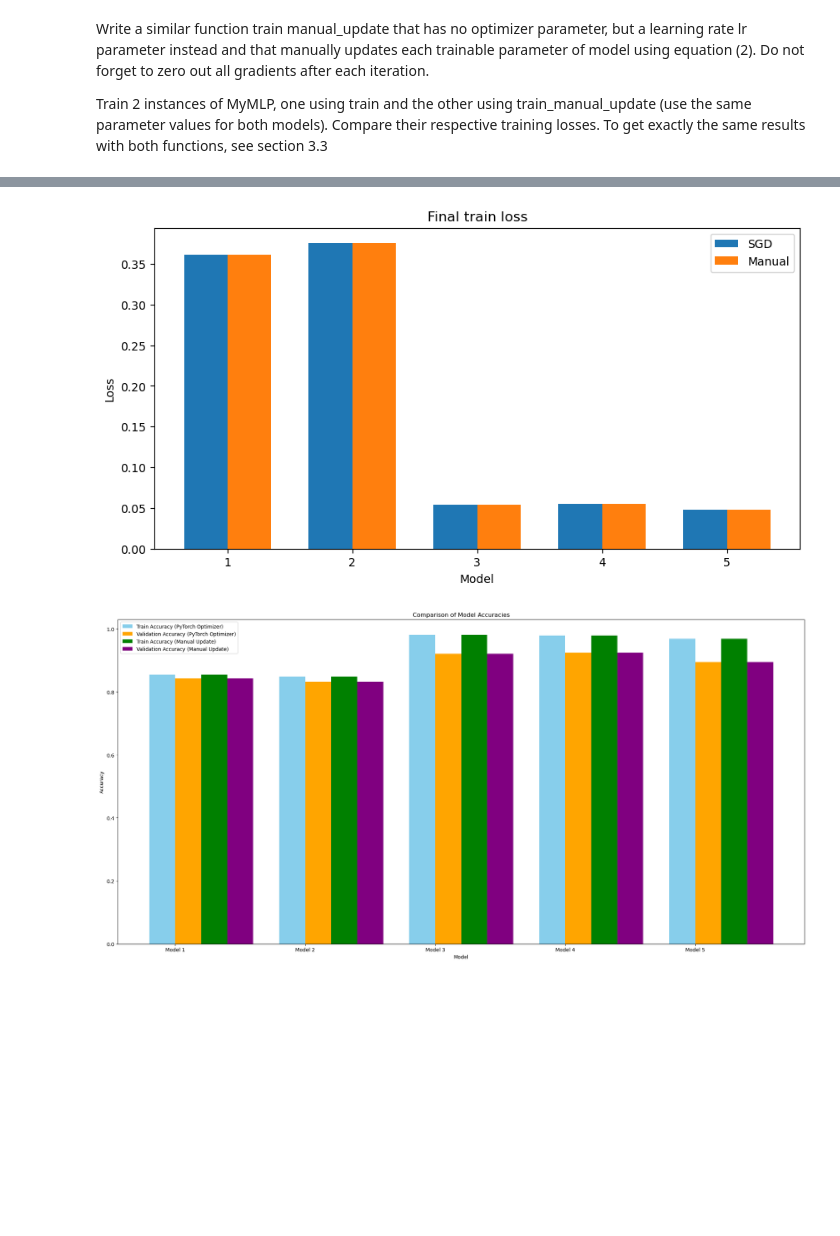
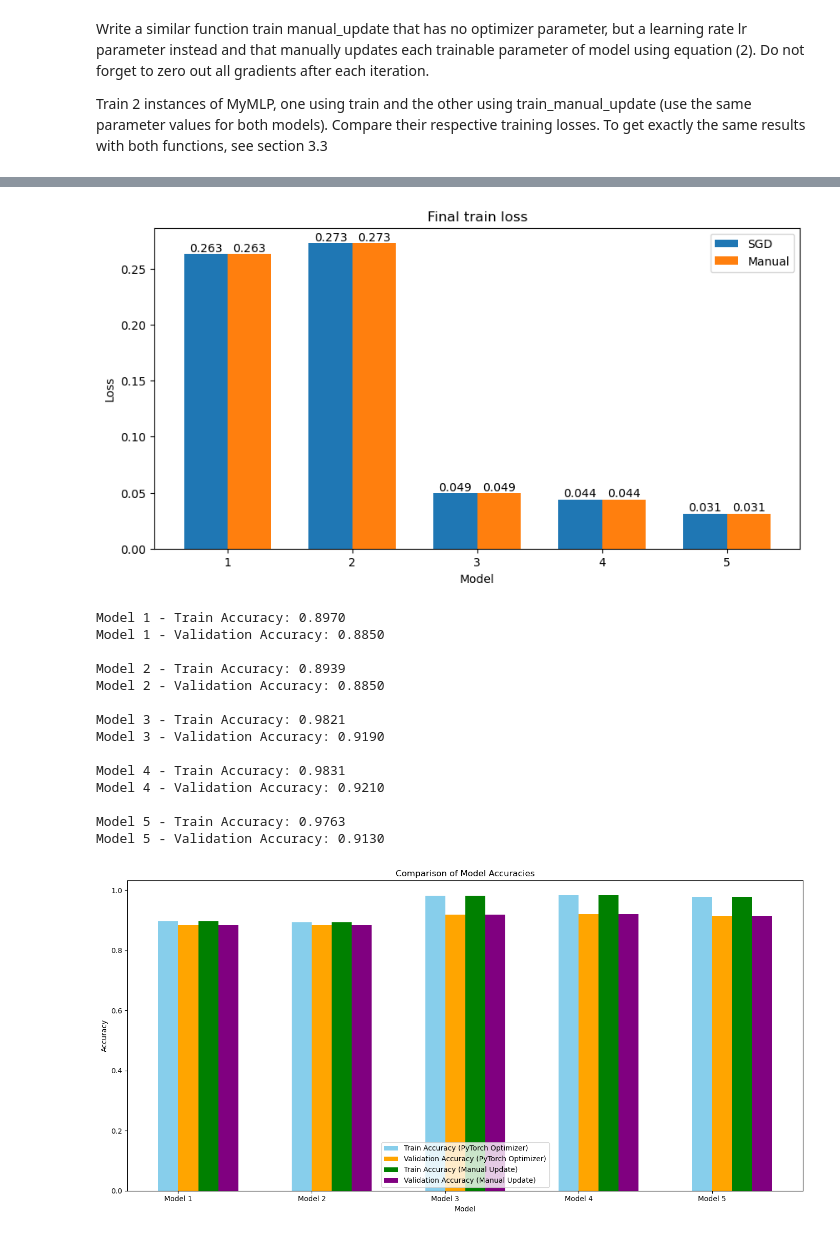
Before and after one commit to FieBergli/Deeplearning_project1, a Jupyter notebook: gradient_descent.ipynb, the cells around one changed output, grey strips where cells are left out. Drawn from its saved outputs; the diff is of its cells as text; code cells hidden in the pictures; blank space fills up the shorter version.

Commit message:
calculated the std and mean, added visualisation of the pictures, addad a plot with all lines in the same plot

```diff
--- a/gradient_descent.ipynb
+++ b/gradient_descent.ipynb
@@ -313,7 +370,7 @@ model3_1 = MyMLP()
 torch.manual_seed(SEED)
 model3_2 = MyMLP()
 
-train_losses_3, train_losses_manuel_3, accuracies3 = train_and_validate(model3_1, model3_2, train_loader, val_loader, momentum_coeff=0.9,  lr=0.01)
+train_losses_3, train_losses_manuel_3, accuracies3 = train_and_validate(model3_1, model3_2, train_loader, val_loader, momentum_coeff=0.85,  lr=0.01)
 results.append((train_losses_3, train_losses_manuel_3))
 accuracies[model3_1] = accuracies3
 # %% [output]
@@ -340,7 +397,7 @@ model4_1 = MyMLP()
 torch.manual_seed(SEED)
 model4_2 = MyMLP()
 
-train_losses_4, train_losses_manuel_4, accuracies4 = train_and_validate(model4_1, model4_2, train_loader, val_loader, momentum_coeff=0.9, weight_decay=0.001,  lr=0.01)
+train_losses_4, train_losses_manuel_4, accuracies4 = train_and_validate(model4_1, model4_2, train_loader, val_loader, momentum_coeff=0.85, weight_decay=0.001,  lr=0.01)
 results.append((train_losses_4, train_losses_manuel_4))
 accuracies[model4_1] = accuracies4
 # %% [output]
@@ -367,7 +424,7 @@ model5_1 = MyMLP()
 torch.manual_seed(SEED)
 model5_2 = MyMLP()
 
-train_losses_5, train_losses_manuel_5, accuracies5 = train_and_validate(model5_1, model5_2, train_loader, val_loader, momentum_coeff=0.9, weight_decay=0.001,  lr=0.05)
+train_losses_5, train_losses_manuel_5, accuracies5 = train_and_validate(model5_1, model5_2, train_loader, val_loader, momentum_coeff=0.85, weight_decay=0.001,  lr=0.05)
 results.append((train_losses_5, train_losses_manuel_5))
 accuracies[model5_1] = accuracies5
 # %% [output]
@@ -390,0 +448,16 @@ Validation accuracy (manual): 0.8950
+# %%
+fig, ax = plt.subplots(figsize=(15, 10))
+colors = plt.cm.tab20(np.linspace(0, 1, len(results)))  # Use a colormap with more distinct colors
+
+for i in range(len(results)):
+    train_losses, _ = results[i]
+    ax.plot(train_losses, label=f"SGD - {i+1}", linewidth=3, color=colors[i])
+
+ax.set_title("Training Losses for Different Runs")
+ax.set_xlabel("Epoch")
+ax.set_ylabel("Loss")
+ax.legend()
+
+# Adjust the layout to prevent overlap
+plt.tight_layout()
+plt.show()
@@ -421,8 +492,18 @@ train_losses_manuel = [train_losses_manuel_1[-1], train_losses_manuel_2[-1], tra
 fig, ax = plt.subplots(figsize=(10, 5))
 bar_width = 0.35
 index = np.arange(len(train_losses))
-ax.bar(index, train_losses, bar_width, label="SGD")
-ax.bar(index + bar_width, train_losses_manuel, bar_width, label="Manual")
+bars1 = ax.bar(index, train_losses, bar_width, label="SGD")
+bars2 = ax.bar(index + bar_width, train_losses_manuel, bar_width, label="Manual")
+
+# Add values above the bars
+for bar in bars1:
+    height = bar.get_height()
+    ax.text(bar.get_x() + bar.get_width() / 2.0, height, f'{height:.3f}', ha='center', va='bottom')
+
+for bar in bars2:
+    height = bar.get_height()
+    ax.text(bar.get_x() + bar.get_width() / 2.0, height, f'{height:.3f}', ha='center', va='bottom')
+
 ax.set_xlabel("Model")
 ax.set_ylabel("Loss")
 ax.set_title("Final train loss")
@@ -431,7 +512,7 @@ ax.set_xticklabels([f"{i+1}" for i in range(len(train_losses))])
 ax.legend()
 plt.show()
 # %% [output]
-[figure, old version]
+[figure, new version]
 # %%
 model_names = list(accuracies.keys())
 
@@ -440,35 +521,54 @@ for i in range(len(model_names)):
     model_names_string.append(f"Model {i+1}")
 
 # Extract the accuracies
 train_acc = [accuracies[model]['train'] for model in model_names]
 val_acc = [accuracies[model]['val'] for model in model_names]
 train_acc_manual = [accuracies[model]['train_manuel'] for model in model_names]
 val_acc_manual = [accuracies[model]['val_manuel'] for model in model_names]
 
+for i in range(len(model_names)):
+    print(f"Model {i+1} - Train Accuracy: {train_acc[i]:.4f}")
+    print(f"Model {i+1} - Validation Accuracy: {val_acc[i]:.4f}")
+    print()
+
 # Create a bar plot
-plt.figure(figsize=(20, 10))
+plt.figure(figsize=(14, 7))
 
 # Bar width and positions
-bar_width = 0.2
+bar_width = 0.15
 x = range(len(model_names))
 
 # Plotting the bars
 plt.bar(x, train_acc, bar_width, label="Train Accuracy (PyTorch Optimizer)", color='skyblue')
 plt.bar([p + bar_width for p in x], val_acc, bar_width, label="Validation Accuracy (PyTorch Optimizer)", color='orange')
 # If you want to include manual update accuracies, you can uncomment these lines
 plt.bar([p + bar_width * 2 for p in x], train_acc_manual, bar_width, label="Train Accuracy (Manual Update)", color='green')
 plt.bar([p + bar_width * 3 for p in x], val_acc_manual, bar_width, label="Validation Accuracy (Manual Update)", color='purple')
 
 # Set labels, title, and legend
 plt.xlabel("Model")
 plt.ylabel("Accuracy")
 plt.title("Comparison of Model Accuracies")
 plt.xticks([p + bar_width / 2 for p in x], model_names_string)
 plt.legend()
 plt.tight_layout()
 
 plt.show()
 # %% [output]
+Model 1 - Train Accuracy: 0.8970
+Model 1 - Validation Accuracy: 0.8850
+
+Model 2 - Train Accuracy: 0.8939
+Model 2 - Validation Accuracy: 0.8850
+
+Model 3 - Train Accuracy: 0.9821
+Model 3 - Validation Accuracy: 0.9190
+
+Model 4 - Train Accuracy: 0.9831
+Model 4 - Validation Accuracy: 0.9210
+
+Model 5 - Train Accuracy: 0.9763
+Model 5 - Validation Accuracy: 0.9130
-[figure, old version]
+[figure, new version]
 # %%
 best_model = max(accuracies, key=lambda x: accuracies[x]['val'])
```
Also changed, not shown: parts of 20 cells of this notebook, 1 other file.
